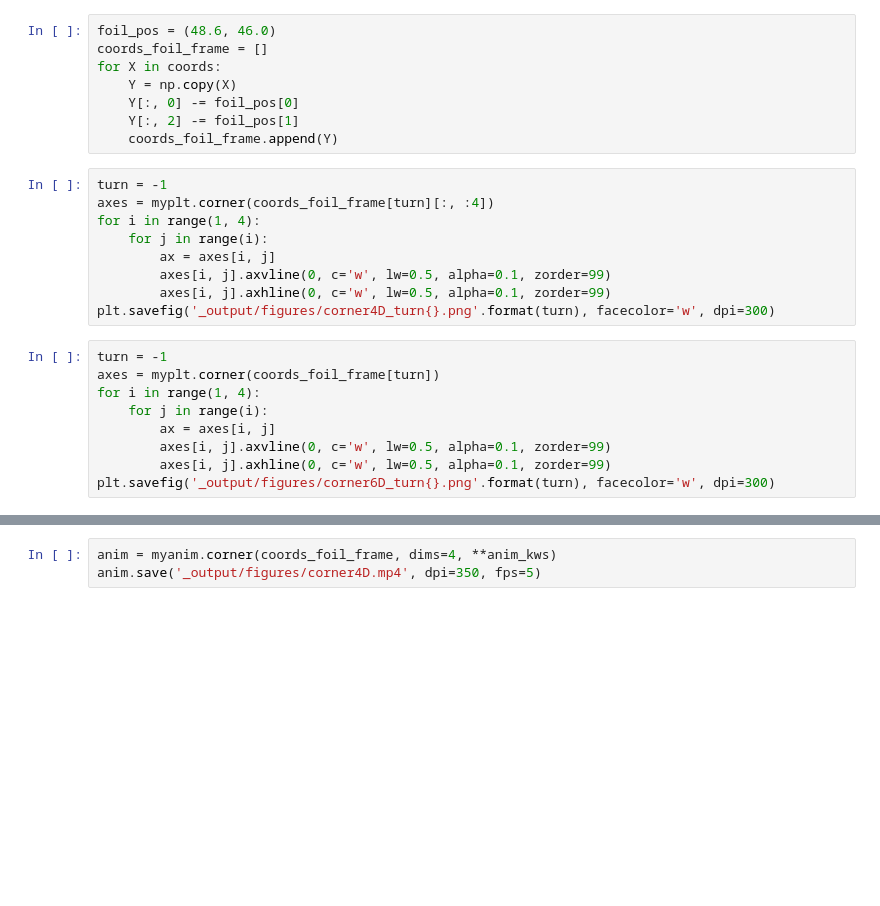
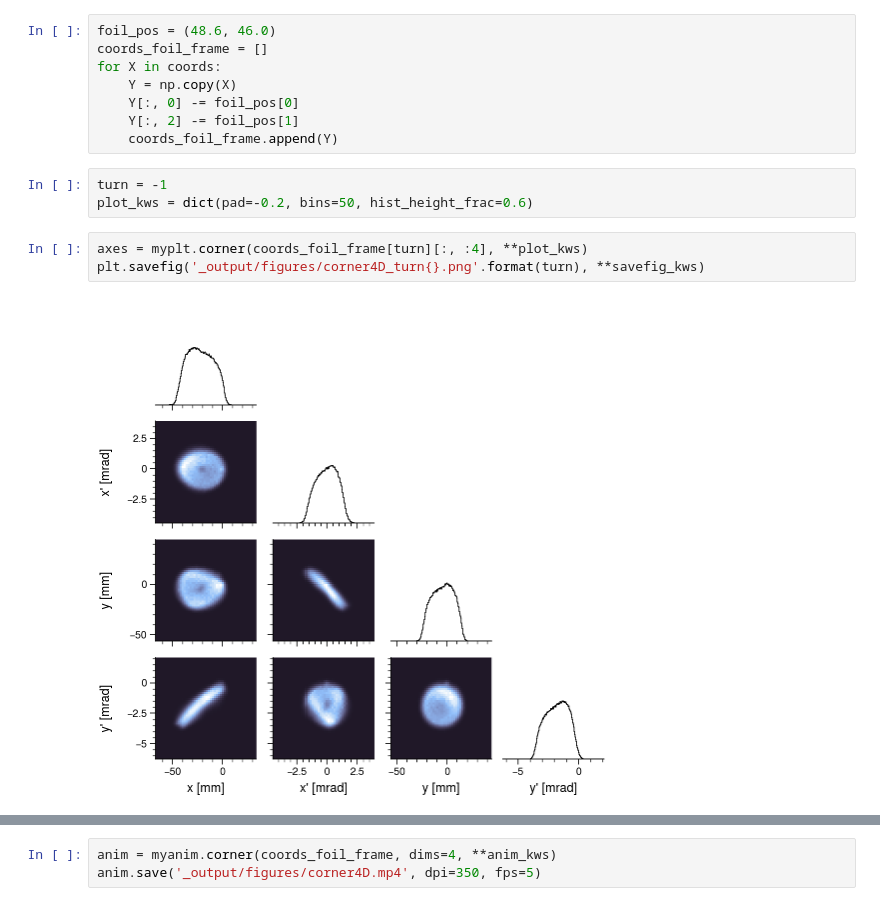
Before and after one commit to austin-hoover/accphys-tools, a Jupyter notebook: injection/analysis.ipynb, the cells around one changed output, grey strips where cells are left out. Cells and saved outputs as stored; diff of their text form; blank space fills up the shorter version.

```diff
--- a/injection/analysis.ipynb
+++ b/injection/analysis.ipynb
@@ -203,21 +240,11 @@ for X in coords:
     Y[:, 0] -= foil_pos[0]
     Y[:, 2] -= foil_pos[1]
     coords_foil_frame.append(Y)
-# %%
-turn = -1
-axes = myplt.corner(coords_foil_frame[turn][:, :4])
-for i in range(1, 4):
-    for j in range(i):
-        ax = axes[i, j]
-        axes[i, j].axvline(0, c='w', lw=0.5, alpha=0.1, zorder=99)
-        axes[i, j].axhline(0, c='w', lw=0.5, alpha=0.1, zorder=99)
-plt.savefig('_output/figures/corner4D_turn{}.png'.format(turn), facecolor='w', dpi=300)
-# %%
-turn = -1
-axes = myplt.corner(coords_foil_frame[turn])
-for i in range(1, 4):
-    for j in range(i):
-        ax = axes[i, j]
-        axes[i, j].axvline(0, c='w', lw=0.5, alpha=0.1, zorder=99)
-        axes[i, j].axhline(0, c='w', lw=0.5, alpha=0.1, zorder=99)
-plt.savefig('_output/figures/corner6D_turn{}.png'.format(turn), facecolor='w', dpi=300)
+# %%
+turn = -1
+plot_kws = dict(pad=-0.2, bins=50, hist_height_frac=0.6)
+# %%
+axes = myplt.corner(coords_foil_frame[turn][:, :4], **plot_kws)
+plt.savefig('_output/figures/corner4D_turn{}.png'.format(turn), **savefig_kws)
+# %% [output]
+[figure, added]
```
Also changed, not shown: parts of 16 cells of this notebook, 2 other files.
